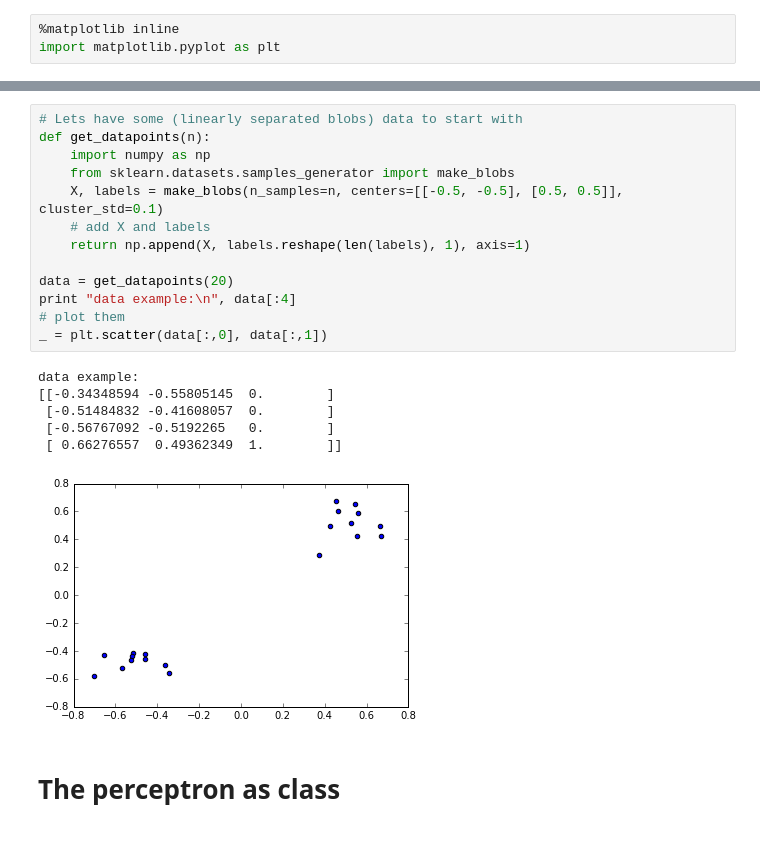
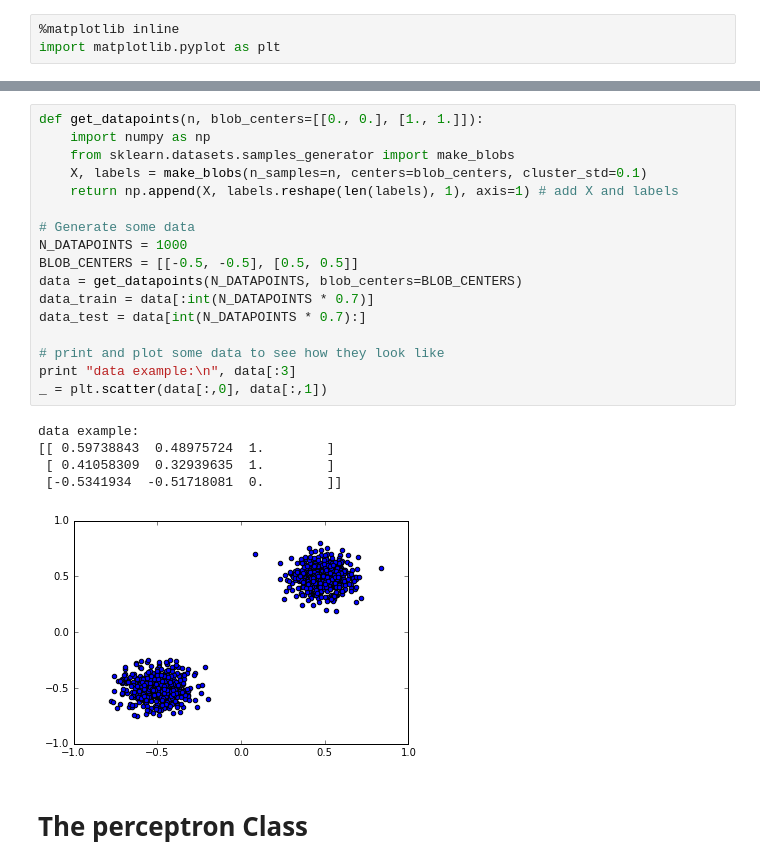
Before and after one commit to tsarouch/daltonic_assistant, a Jupyter notebook: perceptron_demo.ipynb, the cells around one changed output, grey strips where cells are left out. Drawn from its saved outputs; the diff is of its cells as text; blank space fills up the shorter version.

Commit message:
perceptron_demo notebook updated with more textual information and updated weights initialization

```diff
--- a/perceptron_demo.ipynb
+++ b/perceptron_demo.ipynb
@@ -6,23 +11,26 @@ import matplotlib.pyplot as plt
 # %%
-# Lets have some (linearly separated blobs) data to start with
-def get_datapoints(n):
+def get_datapoints(n, blob_centers=[[0., 0.], [1., 1.]]):
     import numpy as np
     from sklearn.datasets.samples_generator import make_blobs
-    X, labels = make_blobs(n_samples=n, centers=[[-0.5, -0.5], [0.5, 0.5]], cluster_std=0.1)
-    # add X and labels
-    return np.append(X, labels.reshape(len(labels), 1), axis=1)
+    X, labels = make_blobs(n_samples=n, centers=blob_centers, cluster_std=0.1)
+    return np.append(X, labels.reshape(len(labels), 1), axis=1) # add X and labels
 
-data = get_datapoints(20)
-print "data example:\n", data[:4]
-# plot them
+# Generate some data
+N_DATAPOINTS = 1000
+BLOB_CENTERS = [[-0.5, -0.5], [0.5, 0.5]]
+data = get_datapoints(N_DATAPOINTS, blob_centers=BLOB_CENTERS)
+data_train = data[:int(N_DATAPOINTS * 0.7)]
+data_test = data[int(N_DATAPOINTS * 0.7):]
+
+# print and plot some data to see how they look like
+print "data example:\n", data[:3]
 _ = plt.scatter(data[:,0], data[:,1])
 # %% [output]
 data example:
-[[-0.34348594 -0.55805145  0.        ]
- [-0.51484832 -0.41608057  0.        ]
- [-0.56767092 -0.5192265   0.        ]
- [ 0.66276557  0.49362349  1.        ]]
+[[ 0.59738843  0.48975724  1.        ]
+ [ 0.41058309  0.32939635  1.        ]
+ [-0.5341934  -0.51718081  0.        ]]
-[figure, old version]
+[figure, new version]
 # %% [markdown]
-# The perceptron as class
+# The perceptron Class
 # %%
```
Also changed, not shown: parts of 19 cells of this notebook.
